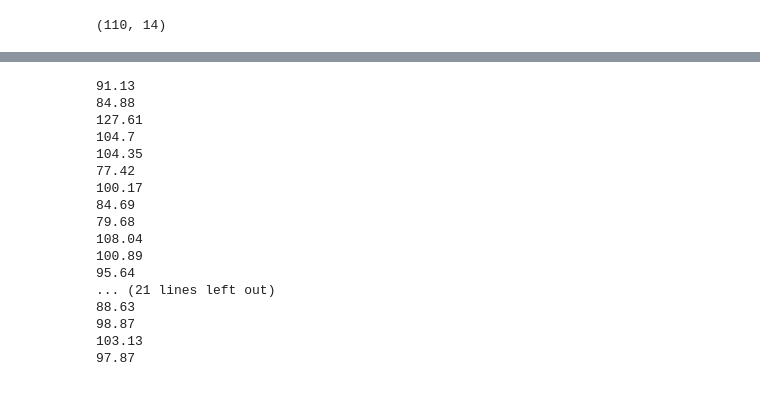
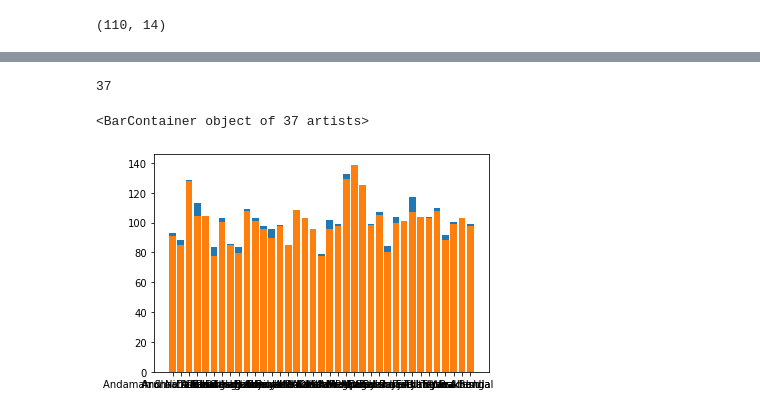
Before and after one commit to javedali-dev/Data-analysis-of-indian-schools, a Jupyter notebook: enrollment.ipynb, the cells around one changed output, grey strips where cells are left out. Cells and saved outputs as stored; diff of their text form; code cells hidden in the pictures.

Commit message:
add data extration function

```diff
--- a/enrollment.ipynb
+++ b/enrollment.ipynb
@@ -121,21 +119,21 @@ rows = enrollment.loc[filt3,'Primary_Boys']
-# %%
-for row in rows:
-    print(row)
-# %% [output]
-91.13
-84.88
-127.61
-104.7
-104.35
-77.42
-100.17
-84.69
-79.68
-108.04
-100.89
-95.64
-... (21 lines left out)
-88.63
-98.87
-103.13
-97.87
+# %%
+def extract_data(data):
+    new_data = []
+    for d in data:
+        new_data.append(d)
+    return new_data
+# %%
+enroll_13 = extract_data(enrollment.loc[filt1,'Primary_Boys'])
+enroll_14 = extract_data(enrollment.loc[filt2,'Primary_Boys'])
+enroll_15 = extract_data(enrollment.loc[filt3,'Primary_Boys'])
+states = extract_data(enrollment.loc[filt3, 'State_UT'])
+len(enroll_15)
+# %% [output]
+37
+# %%
+#plt.bar(states,enroll_13)
+plt.bar(states,enroll_14)
+plt.bar(states,enroll_15)
+# %% [output]
+<BarContainer object of 37 artists>
+[figure, added]
```
Also changed, not shown: parts of 1 cell of this notebook.
